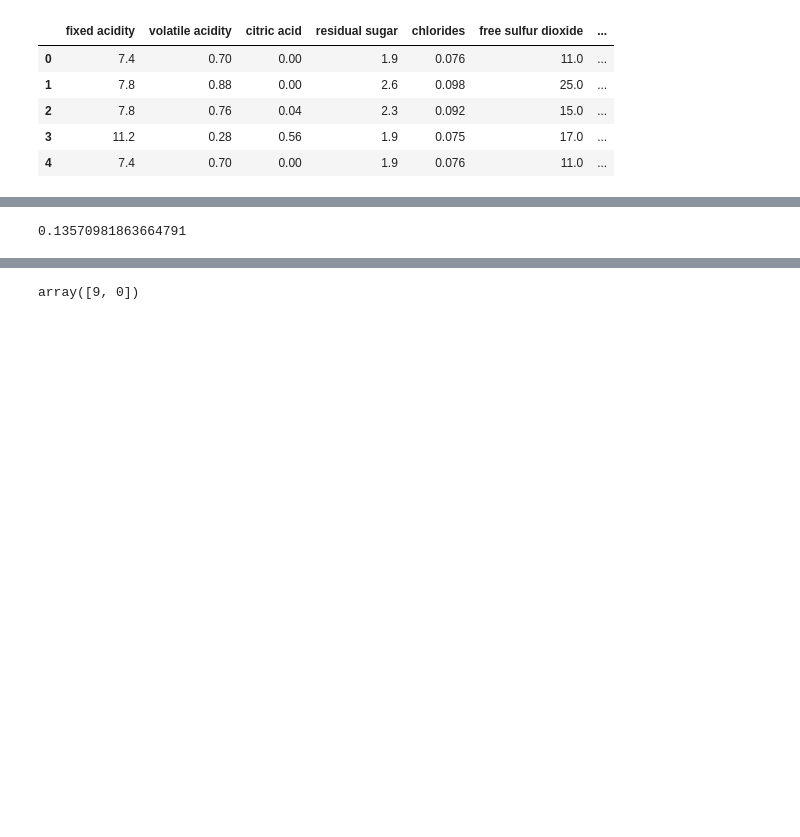
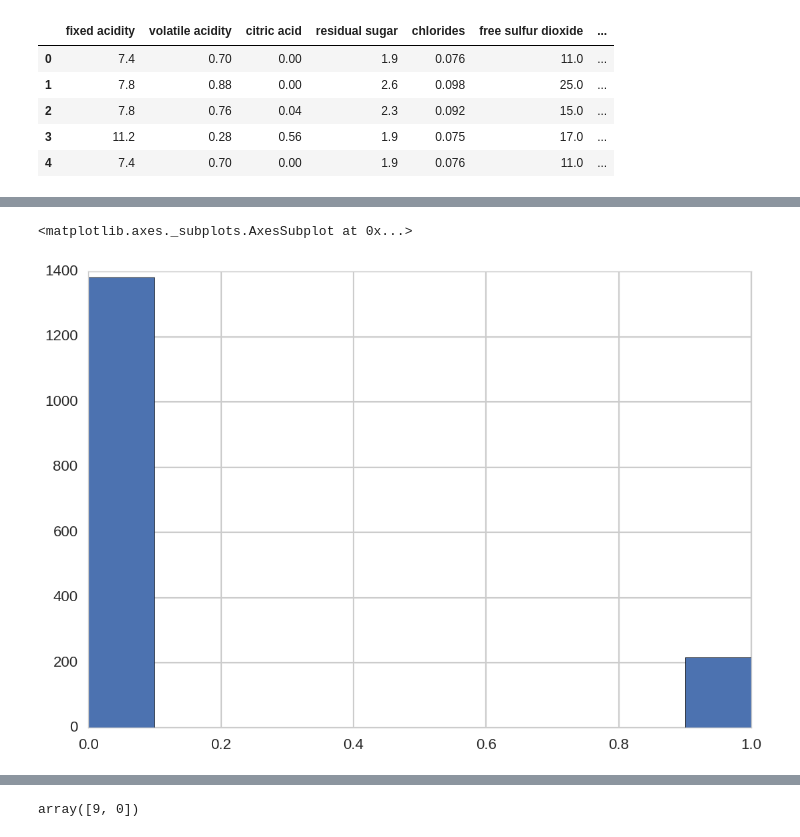
Before and after one commit to Templarrr/datascienceua_2017, a Jupyter notebook: lesson_11/slides.ipynb, the cells around one changed output, grey strips where cells are left out. Drawn from its saved outputs; the diff is of its cells as text; code cells hidden in the pictures; blank space fills up the shorter version.

```diff
--- a/lesson_11/slides.ipynb
+++ b/lesson_11/slides.ipynb
@@ -100,7 +112,9 @@ Xnames = list(df.columns.values[1:11])
 # %%
 np.mean(df['target'])
+df.target.hist()
 # %% [output]
-0.13570981863664791
+<matplotlib.axes._subplots.AxesSubplot at 0x...>
+[figure, added]
 # %%
 from sklearn.model_selection import train_test_split
 itrain, itest = train_test_split(xrange(df.shape[0]), train_size=0.6)
```
Also changed, not shown: parts of 29 cells of this notebook, 5 other files.
